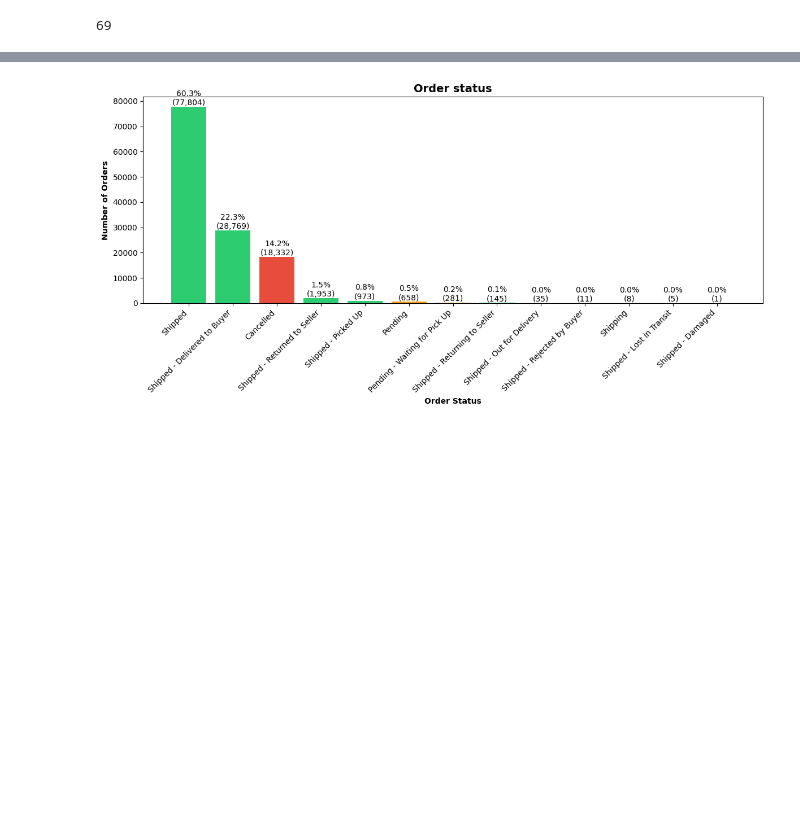
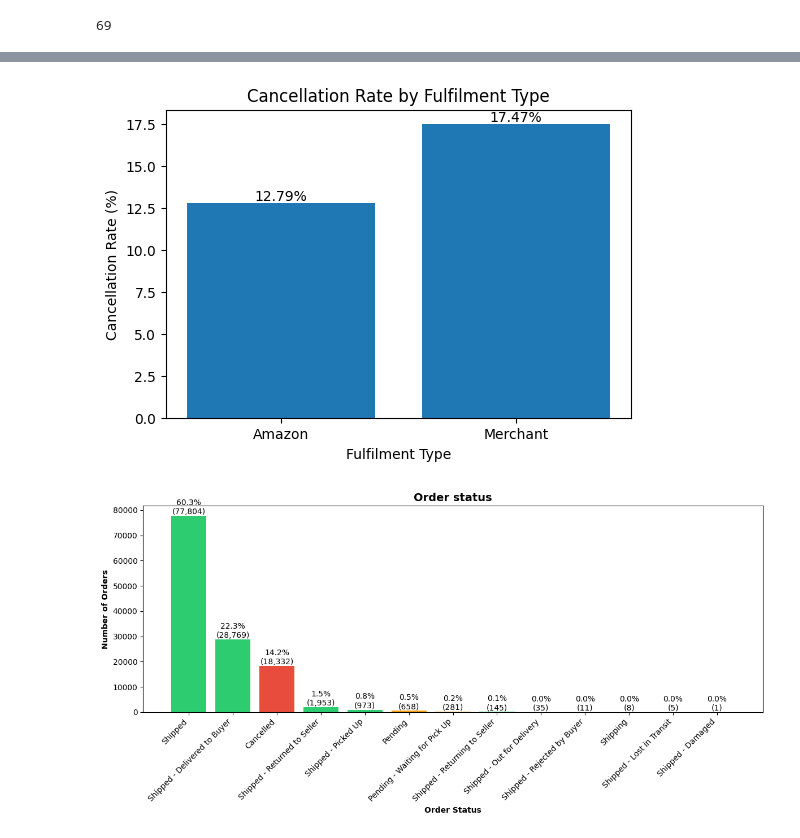
Before and after one commit to codebynishan/amazon-sales-analysis, a Jupyter notebook: EDA.ipynb, the cells around one changed output, grey strips where cells are left out. Cells and saved outputs as stored; diff of their text form; code cells hidden in the pictures; blank space fills up the shorter version.

```diff
--- a/EDA.ipynb
+++ b/EDA.ipynb
@@ -366,0 +412,3 @@ Name: Amount, dtype: float64
+# %%
+fulfillment_data = df.groupby('Fulfilment')['Status'].value_counts().unstack()
+fulfillment_data
@@ -366,0 +420,4 @@ Name: Amount, dtype: float64
+# %%
+fulfillment_data['Cancellation Rate'] = (
+    fulfillment_data['Cancelled'] / fulfillment_data.sum(axis=1)
+) * 100
@@ -367,3 +447,20 @@ Name: Amount, dtype: float64
+# %%
+plt.figure(figsize=(6,4))
+
+bars = plt.bar(
+    fulfillment_data.index,
+    fulfillment_data['Cancellation Rate']
+)
+
+plt.title("Cancellation Rate by Fulfilment Type")
+plt.xlabel("Fulfilment Type")
+plt.ylabel("Cancellation Rate (%)")
+
+plt.bar_label(bars, fmt='%.2f%%')
+
+plt.show()
+# %% [output]
+[figure, added]
 # %%
 plt.figure(figsize=(12, 6))
 
```
Also changed, not shown: parts of 17 cells of this notebook.
